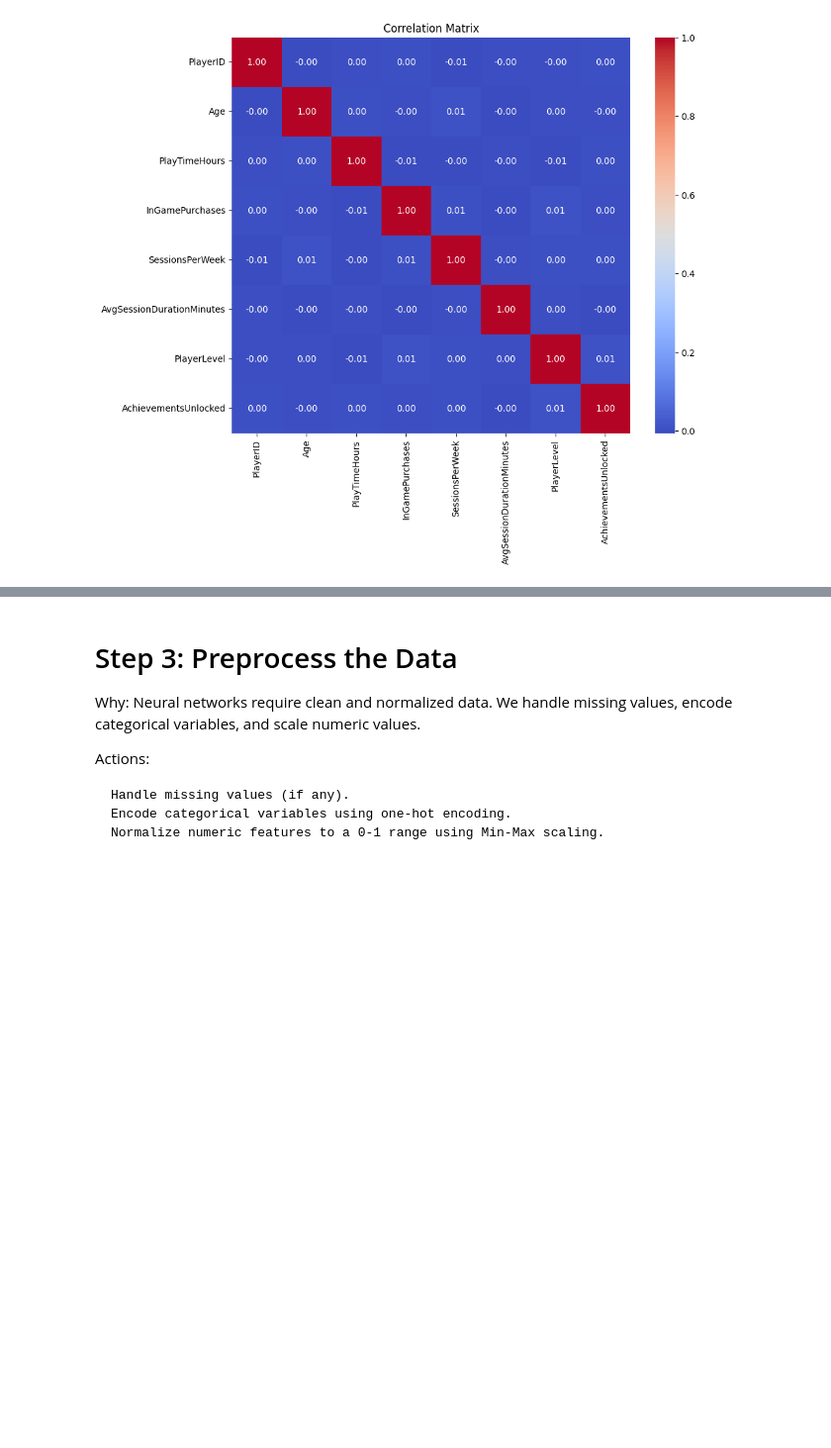
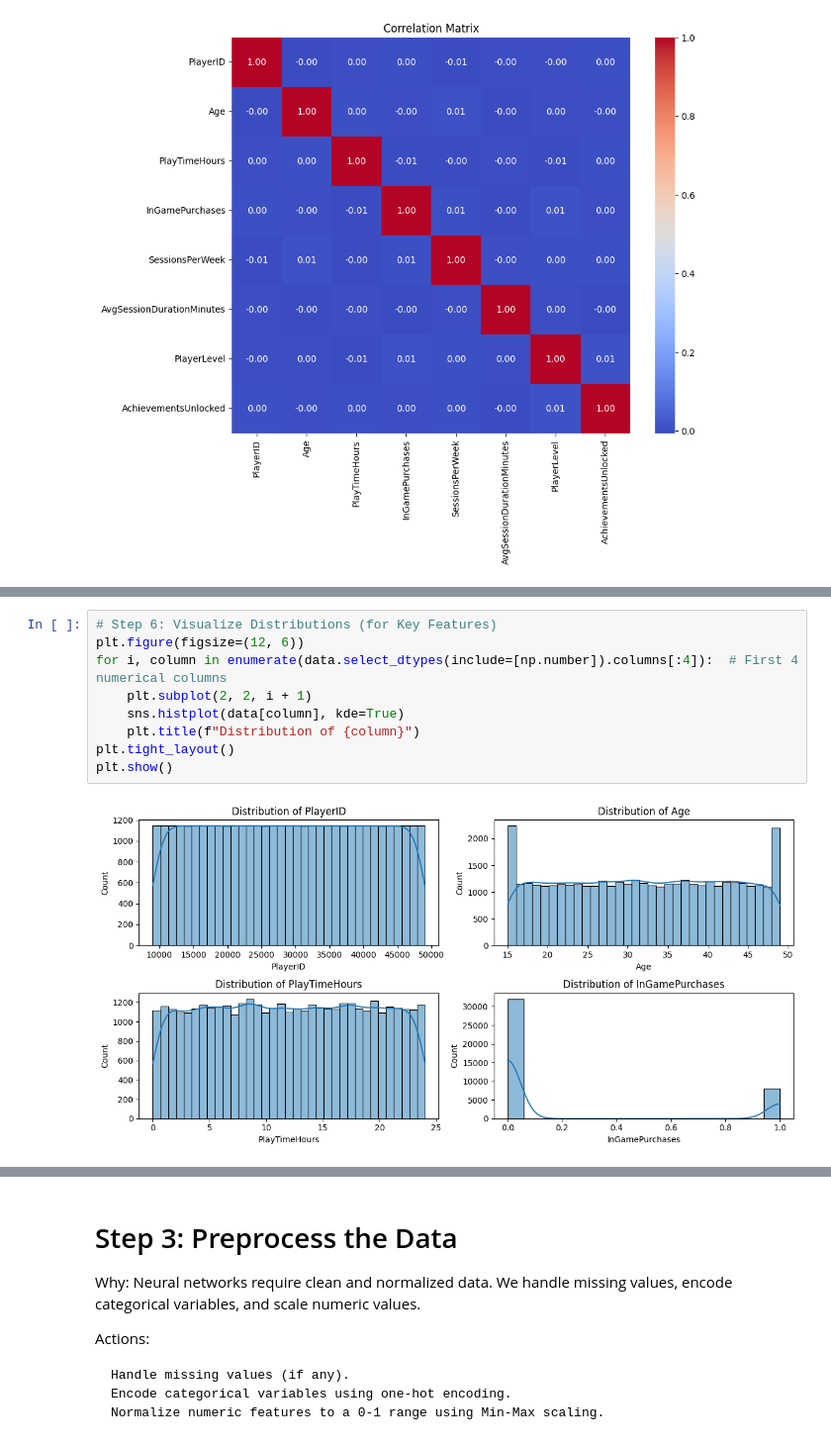
Before and after one commit to Madushani-Weerasekara/end-to-end-game-engagement-prediction-project, a Jupyter notebook: notebook/game-engagement-analysis.ipynb, the cells around one changed output, grey strips where cells are left out. Shown at 99% size. Cells and saved outputs as stored; diff of their text form; blank space fills up the shorter version.

```diff
--- a/notebook/game-engagement-analysis.ipynb
+++ b/notebook/game-engagement-analysis.ipynb
@@ -246,3 +246,14 @@ correlation_matrix
 | AvgSessionDurationMinutes | -0.001801 | -0.002269 | -0.001925 | -0.003059 | -0.000620 | 1.000000 | 0.001368 | ... |
 | PlayerLevel | -0.001769 | 0.001353 | -0.005152 | 0.006524 | 0.003257 | 0.001368 | 1.000000 | ... |
 | AchievementsUnlocked | 0.003190 | -0.001100 | 0.003913 | 0.000098 | 0.003187 | -0.002227 | 0.006343 | ... |
+# %%
+# Step 6: Visualize Distributions (for Key Features)
+plt.figure(figsize=(12, 6))
+for i, column in enumerate(data.select_dtypes(include=[np.number]).columns[:4]):  # First 4 numerical columns
+    plt.subplot(2, 2, i + 1)
+    sns.histplot(data[column], kde=True)
+    plt.title(f"Distribution of {column}")
+plt.tight_layout()
+plt.show()
+# %% [output]
+[figure, added]
```
Also changed, not shown: parts of 1 cell of this notebook.
